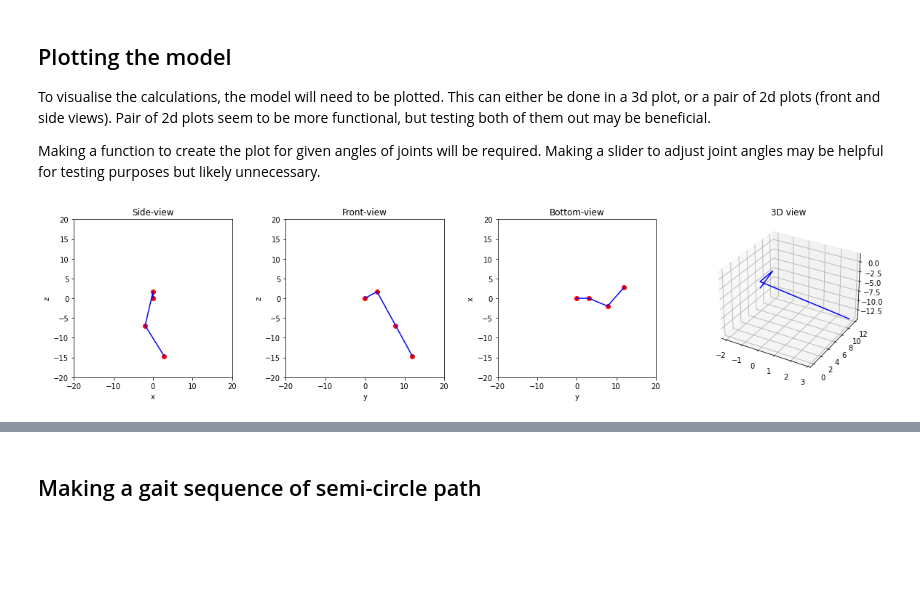
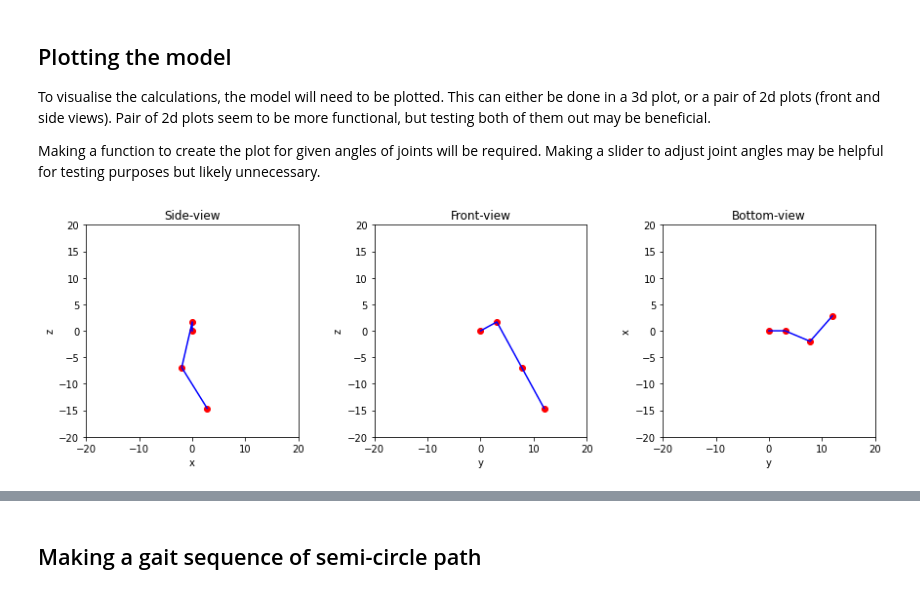
Before and after one commit to QronkOxford/Qronk, a Jupyter notebook: notebooks/kinematics.ipynb, the cells around one changed output, grey strips where cells are left out. Drawn from its saved outputs; the diff is of its cells as text; code cells hidden in the pictures; blank space fills up the shorter version.

```diff
--- a/notebooks/kinematics.ipynb
+++ b/notebooks/kinematics.ipynb
@@ -177,10 +177,10 @@ def plotLeg(JointPos):
     x, y, z = zip(*JointPos)
 
     # create a figure
-    plt.figure(figsize=(20, 4))
+    plt.figure(figsize=(15, 4))
 
     # plot x-z plane (side-view)
-    plt.subplot(141)
+    plt.subplot(131)
     plt.plot(x, z, "b-")
     plt.scatter(x, z, color="red")
     plt.title("Side-view")
@@ -190,40 +190,44 @@ def plotLeg(JointPos):
     plt.axis([-20, 20, -20, 20])
 
     # plot y-z plane (front-view)
-    plt.subplot(142)
+    plt.subplot(132)
     plt.plot(y, z, "b-")
     plt.scatter(y, z, color="red")
     plt.title("Front-view")
     plt.xlabel("y")
     plt.ylabel("z")
     plt.axis("square")
     plt.axis([-20, 20, -20, 20])
 
     # plot x-y plane (bottom-view)
-    plt.subplot(143)
+    plt.subplot(133)
     plt.plot(y, x, "b-")
     plt.scatter(y, x, color="red")
     plt.title("Bottom-view")
     plt.xlabel("y")
     plt.ylabel("x")
     plt.axis("square")
     plt.axis([-20, 20, -20, 20])
 
+    """
+    Removed 3D view as it is hard to read
+
     # plot 3D view
     plt.subplot(144, projection="3d")
     plt.plot(x, y, z, "b-")
     plt.title("3D view")
 
     plt.show()
+    """
 
 
 # Plot an example leg with arbitrary joint positions (for testing)
 th1 = 0.5  # hip servo
 th2 = 0.2  # upper-leg servo
-th3 = -0.7  # lower-leg servoth1 = 0.5  # hip servo
+th3 = -0.7  # lower-leg servo
 plotLeg(forwardKinematicsLeft(th1, th2, th3))
 # %% [output]
-[figure, old version]
+[figure, new version]
 # %% [markdown]
 ## Calculating the inverse kinematics
 
```
Also changed, not shown: parts of 5 cells of this notebook, 5 other files.
